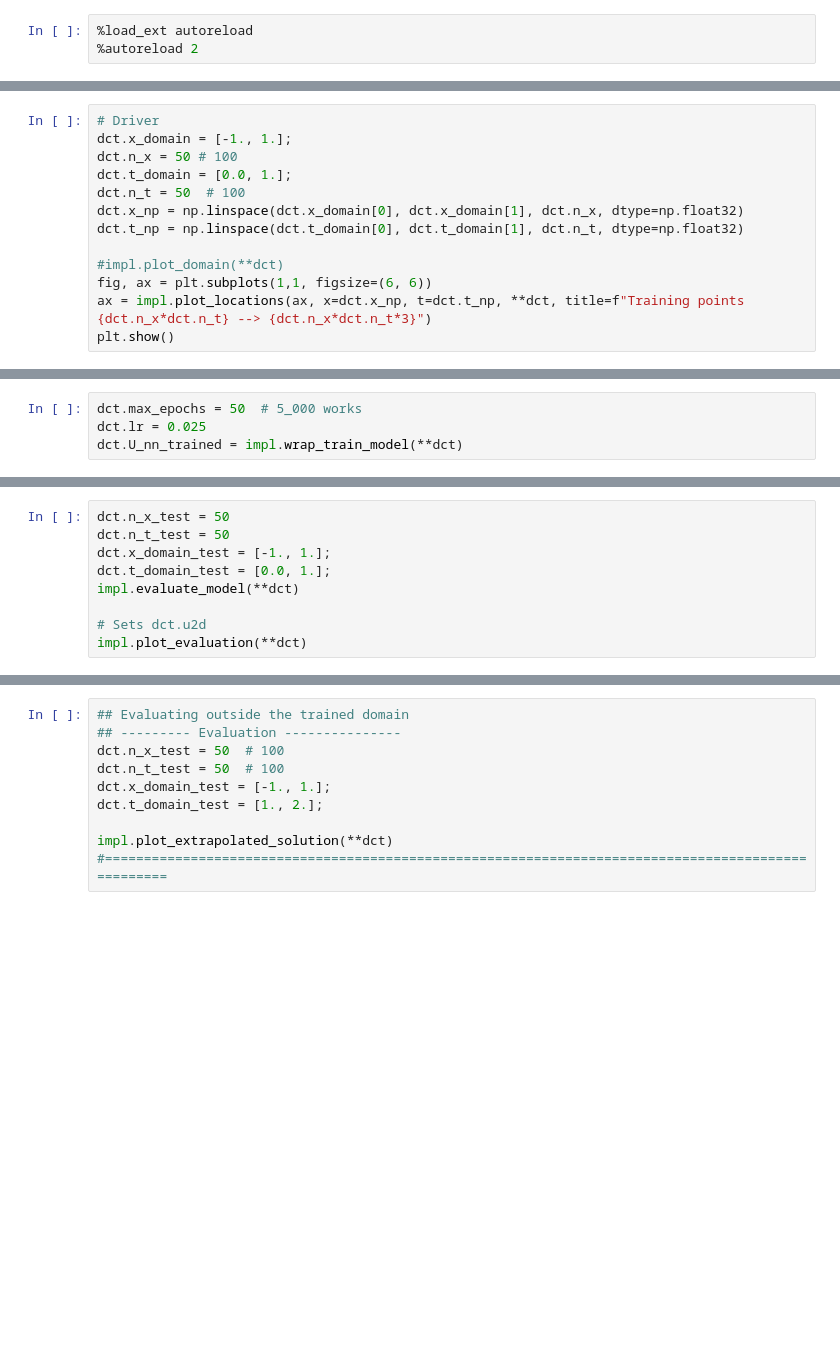
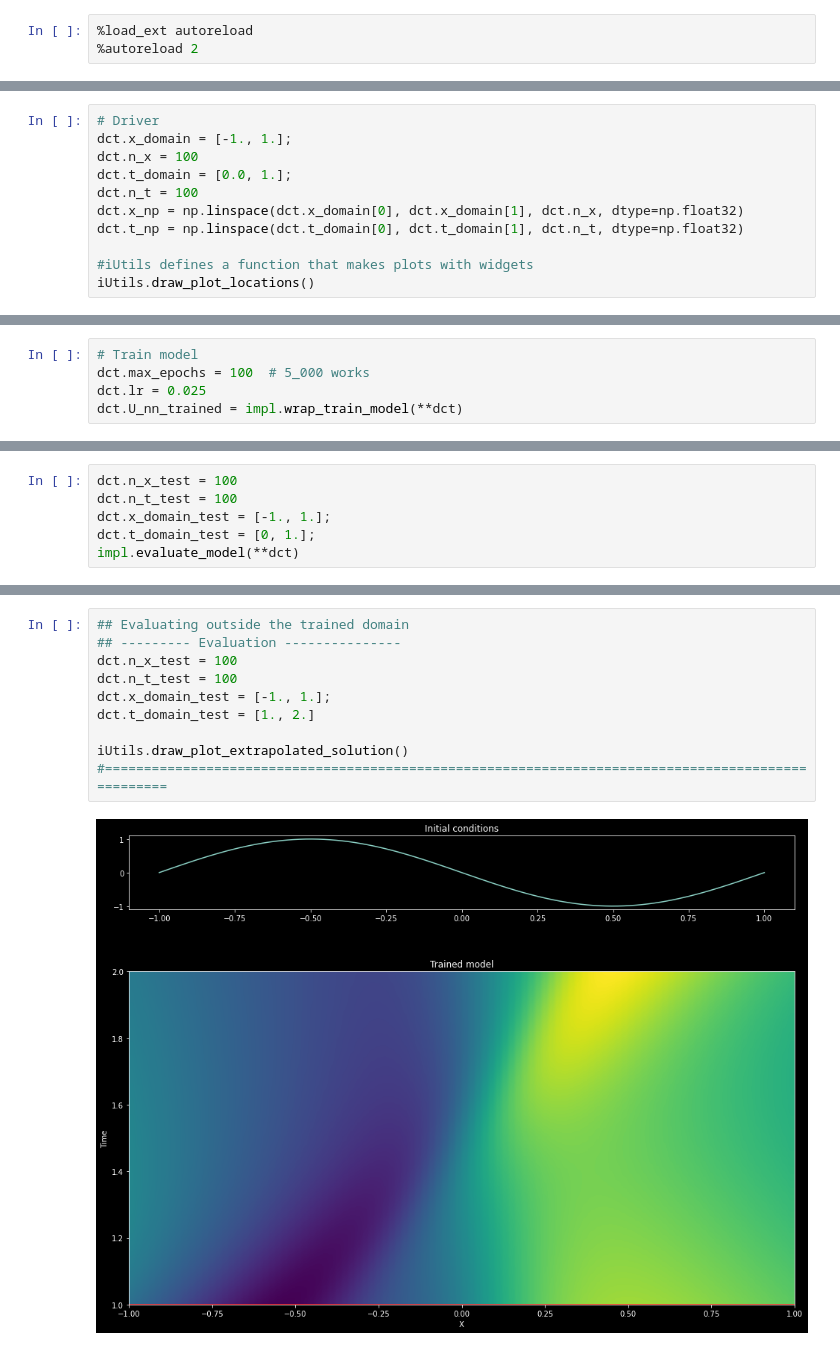
Before and after one commit to fsu-sc/sciml_seminar, a Jupyter notebook: PINN/burger_gordon/burger_driver.ipynb, the cells around one changed output, grey strips where cells are left out. Drawn from its saved outputs; the diff is of its cells as text; blank space fills up the shorter version.

Commit message:
Upgraded. Could enhance the graphics. Runs.

```diff
--- a/PINN/burger_gordon/burger_driver.ipynb
+++ b/PINN/burger_gordon/burger_driver.ipynb
@@ -21,13 +24,11 @@ dct.device = "cuda" if torch.cuda.is_available() else "cpu"
 # %%
 # Driver
 dct.x_domain = [-1., 1.];
-dct.n_x = 50 # 100
+dct.n_x = 100
 dct.t_domain = [0.0, 1.];
-dct.n_t = 50  # 100
+dct.n_t = 100
 dct.x_np = np.linspace(dct.x_domain[0], dct.x_domain[1], dct.n_x, dtype=np.float32)
 dct.t_np = np.linspace(dct.t_domain[0], dct.t_domain[1], dct.n_t, dtype=np.float32)
 
-#impl.plot_domain(**dct)
-fig, ax = plt.subplots(1,1, figsize=(6, 6))
-ax = impl.plot_locations(ax, x=dct.x_np, t=dct.t_np, **dct, title=f"Training points {dct.n_x*dct.n_t} --> {dct.n_x*dct.n_t*3}")
-plt.show()
+#iUtils defines a function that makes plots with widgets
+iUtils.draw_plot_locations()
@@ -34,4 +37,5 @@ plt.show()
 # %%
-dct.max_epochs = 50  # 5_000 works
+# Train model
+dct.max_epochs = 100  # 5_000 works
 dct.lr = 0.025
 dct.U_nn_trained = impl.wrap_train_model(**dct)
@@ -38,9 +48,6 @@ dct.U_nn_trained = impl.wrap_train_model(**dct)
 # %%
-dct.n_x_test = 50
-dct.n_t_test = 50
+dct.n_x_test = 100
+dct.n_t_test = 100
 dct.x_domain_test = [-1., 1.];
-dct.t_domain_test = [0.0, 1.];
+dct.t_domain_test = [0, 1.];
 impl.evaluate_model(**dct)
-
-# Sets dct.u2d
-impl.plot_evaluation(**dct)
@@ -49,10 +80,12 @@ impl.plot_intermediate_values(**dct)
 # %%
 ## Evaluating outside the trained domain
 ## --------- Evaluation ---------------
-dct.n_x_test = 50  # 100
-dct.n_t_test = 50  # 100
+dct.n_x_test = 100
+dct.n_t_test = 100
 dct.x_domain_test = [-1., 1.];
-dct.t_domain_test = [1., 2.];
+dct.t_domain_test = [1., 2.]
 
-impl.plot_extrapolated_solution(**dct)
+iUtils.draw_plot_extrapolated_solution()
 #===================================================================================================
+# %% [output]
+[figure, added]
```
Also changed, not shown: parts of 10 cells of this notebook, 3 other files.
